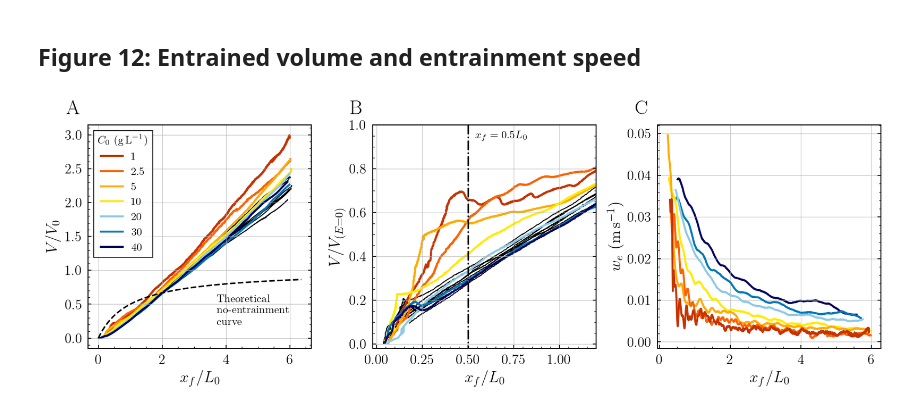
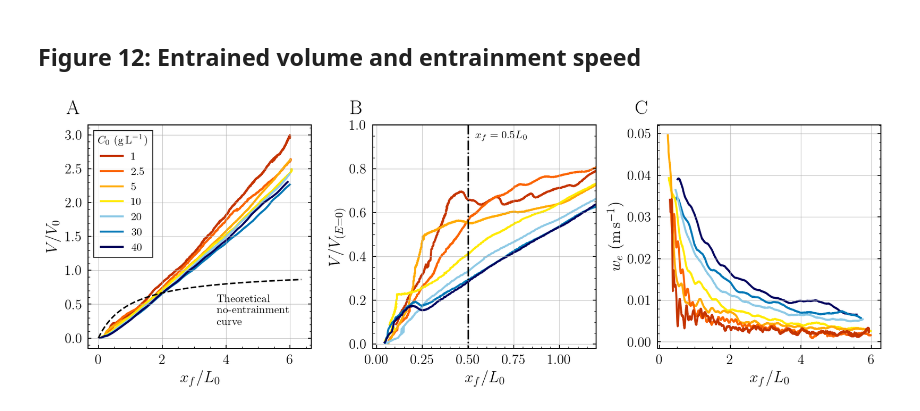
Before and after one commit to CaraBGJames/james-etal-2026-lock-release, a Jupyter notebook: figure_12.ipynb, the cells around one changed output. Drawn from its saved outputs; the diff is of its cells as text; code cells hidden in the pictures.

Commit message:
updated figures

```diff
--- a/figure_12.ipynb
+++ b/figure_12.ipynb
@@ -46,13 +46,13 @@ def load_exp(row):
     return (np.abs(data[k]) for k in ["area_m2", "front_m", "time_s", "xcenters"])
 
 
-def plot_exp(row, is_saline=False):
+def plot_part_exp(row):
     """Compute volume and entrainment diagnostics and plot across all 3 panels."""
     areas, fronts, times, _ = load_exp(row)
 
-    c = "k" if is_saline else colors[int(row.exp_code[2]) - 1]
-    lw = 1 if is_saline else 2
-    lbl = None if is_saline else f"{row.C0:.2g}"
+    c = colors[int(row.exp_code[2]) - 1]
+    lw = 2
+    lbl = f"{row.C0:.2g}"
 
     # Normalised front position and theoretical volume (no entrainment)
     xf = fronts / l0
@@ -60,41 +60,33 @@ def plot_exp(row, is_saline=False):
     v_th = (v0 / (l0 + fronts)) * fronts  # V expected if E=0
 
     # Panel 0: raw area normalised by initial volume
-    ax[0].plot(
-        xf, areas / v0, color=c, linewidth=lw, label=lbl, zorder=0 if is_saline else 1
-    )
+    ax[0].plot(xf, areas / v0, color=c, linewidth=lw, label=lbl, zorder=1)
 
     # Panel 1: area normalised by theoretical (no-entrainment) volume
-    ax[1].plot(xf, areas / v_th, color=c, linewidth=lw, zorder=0 if is_saline else 1)
+    ax[1].plot(xf, areas / v_th, color=c, linewidth=lw, zorder=1)
 
-    if not is_saline:
-        # Panel 2: entrainment velocity w_e from smoothed front and area
-        x = moving_average(fronts, WINDOW)
-        A = moving_average(areas, WINDOW)
-        t = moving_average(times, WINDOW)
+    x = moving_average(fronts, WINDOW)
+    A = moving_average(areas, WINDOW)
+    t = moving_average(times, WINDOW)
 
-        U = np.diff(x) / np.diff(t)  # front velocity
-        dAdx = np.diff(A) / np.diff(x)  # area gradient w.r.t. front position
-        w_e = (U / x[1:]) * dAdx  # entrainment velocity
+    U = np.diff(x) / np.diff(t)  # front velocity
+    dAdx = np.diff(A) / np.diff(x)  # area gradient w.r.t. front position
+    w_e = (U / x[1:]) * dAdx  # entrainment velocity
 
-        mask = t[1:] > T_CROP  # remove edge effects
-        ax[2].plot(
-            x[1:][mask] / l0,
-            w_e[mask],
-            color=c,
-            linewidth=lw,
-            label=lbl,
-            zorder=abs(7 - int(row.exp_code[2]) + 1),
-        )
+    mask = t[1:] > T_CROP  # remove edge effects
+    ax[2].plot(
+        x[1:][mask] / l0,
+        w_e[mask],
+        color=c,
+        linewidth=lw,
+        label=lbl,
+        zorder=abs(7 - int(row.exp_code[2]) + 1),
+    )
 
 
 # --- Plot particle experiments ---
 for _, row in apply_filters(metadata, filter_part).sort_values("rho").iterrows():
-    plot_exp(row, is_saline=False)
-
-# --- Plot saline baseline ---
-for _, row in apply_filters(metadata, filter_sal).sort_values("rho").iterrows():
-    plot_exp(row, is_saline=True)
+    plot_part_exp(row)
 
 # --- Overlay theoretical no-entrainment curve on panel 0 ---
 xf_th = np.linspace(0, ax[0].get_xlim()[1], 300)  # normalised front positions
@@ -120,32 +112,32 @@ ax[1].set(
     ylim=[-0.02, 1],
     xlabel="$x_f / L_0$",
     ylabel="$V/V_{(E=0)}$",
 )
 ax[1].vlines(0.5, -0.05, 1.2, colors="k", linestyles="-.", linewidth=1.5)
 ax[1].text(
     0.54,
     0.95,
     "$x_f = 0.5L_0$",
     fontsize=11,
     va="center",
     ha="left",
 )
 
 ax[2].set(xlabel="$x_f / L_0$", ylabel="$w_e$ (m\\,s$^{-1}$)")
 
 # ============== Labels ==============
 for axis, label in zip(ax, ["A", "B", "C"]):
     axis.set_box_aspect(1)
     axis.annotate(
         label,
         xy=(-0.1, 1.05),
         xycoords="axes fraction",
         fontsize=20,
         fontweight="bold",
     )
 
 plt.tight_layout()
-plt.savefig("figures/figure_12.png", bbox_inches="tight", dpi=300)
+# plt.savefig("figures/figure_12.png", bbox_inches="tight", dpi=300)
 plt.show()
 # %% [output]
-[figure, old version]
+[figure, new version]
```
Also changed, not shown: parts of 3 cells of this notebook, 4 other files.
